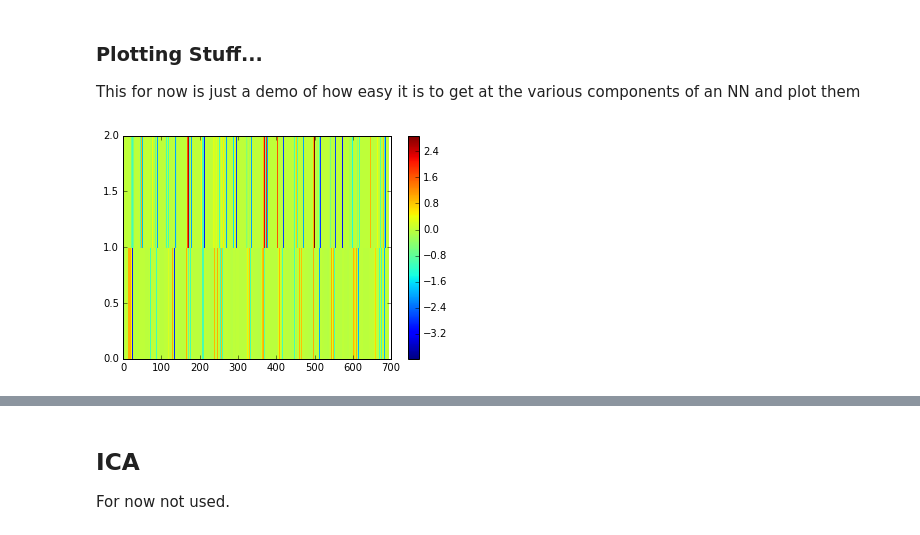
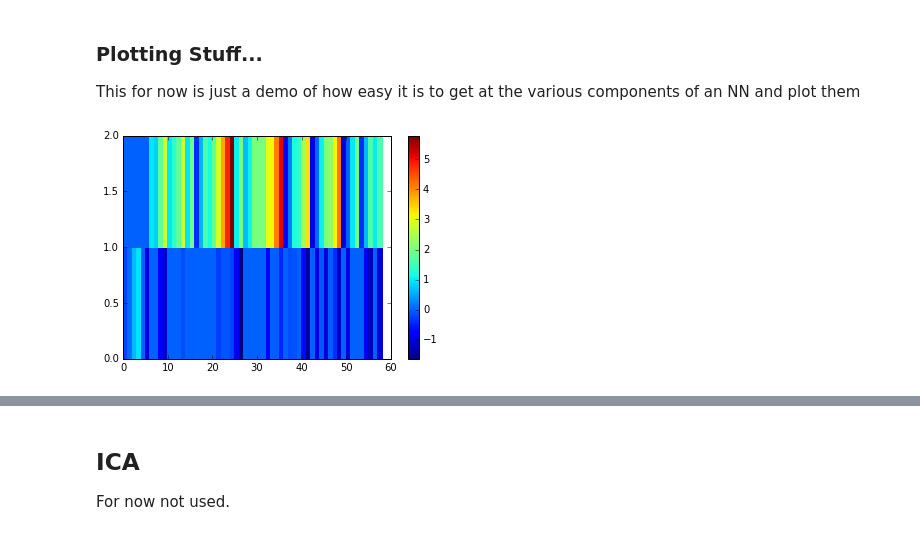
Before and after one commit to Copper-Head/the-three-stooges, a Jupyter notebook: Sandbox.ipynb, the cells around one changed output, grey strips where cells are left out. Cells and saved outputs as stored; diff of their text form; code cells hidden in the pictures.

```diff
--- a/Sandbox.ipynb
+++ b/Sandbox.ipynb
@@ -263,15 +407,15 @@ cats_mice = sc.read_single_sequence("cats eat mice")
 # %%
 # f = plt.figure(figsize=(20, 20))
 # plt.pcolormesh(np.expand_dims(third_cell[0][0], axis=0))
-plt.pcolormesh(demo_cell[:,18:20].T)
+plt.pcolormesh(abram_cell2_simple[:,18:20].T)
 # sets char IDs as tick labels on the X axis
 # plt.xticks(input_positions, list("cats eat mice"))
 # plt.yticks([])
 # plt.ylim(0, 0.1)
 plt.colorbar()
 plt.show()
 # %% [output]
-[figure, old version]
+[figure, new version]
 # %%
 plt.pcolormesh(np.random.rand(1, 6))
 plt.show()
```
Also changed, not shown: parts of 97 cells of this notebook.
